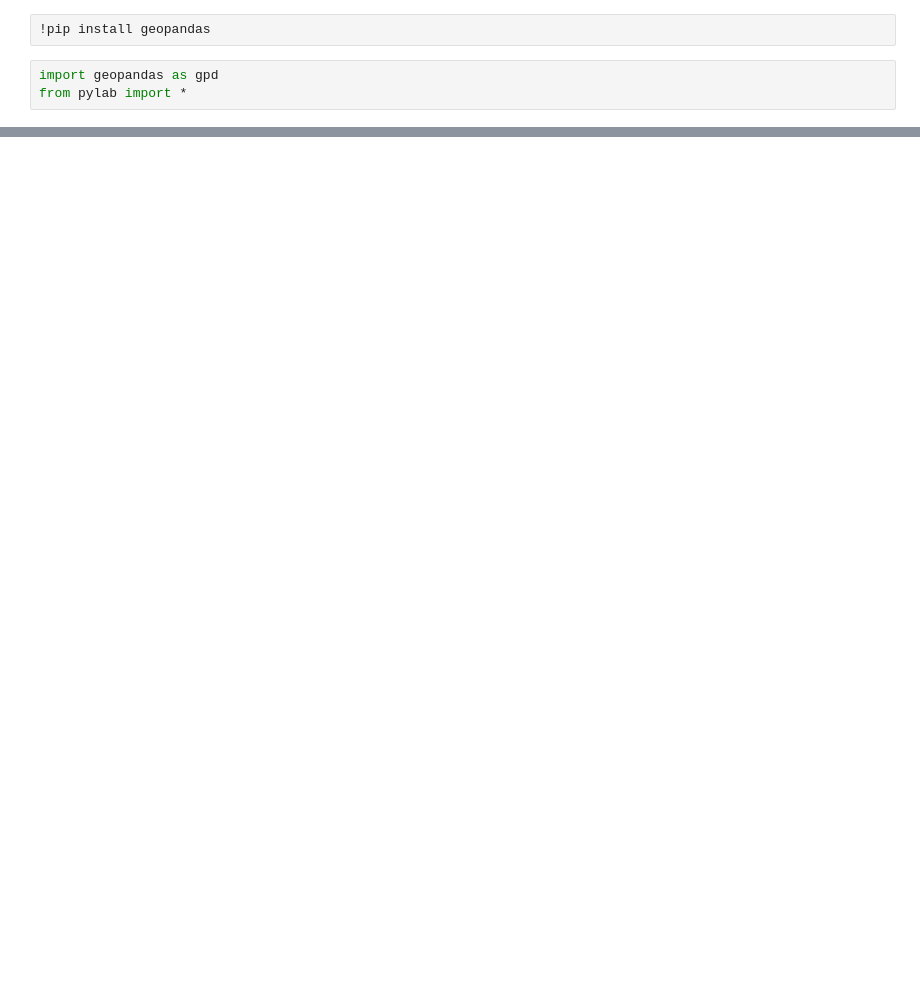
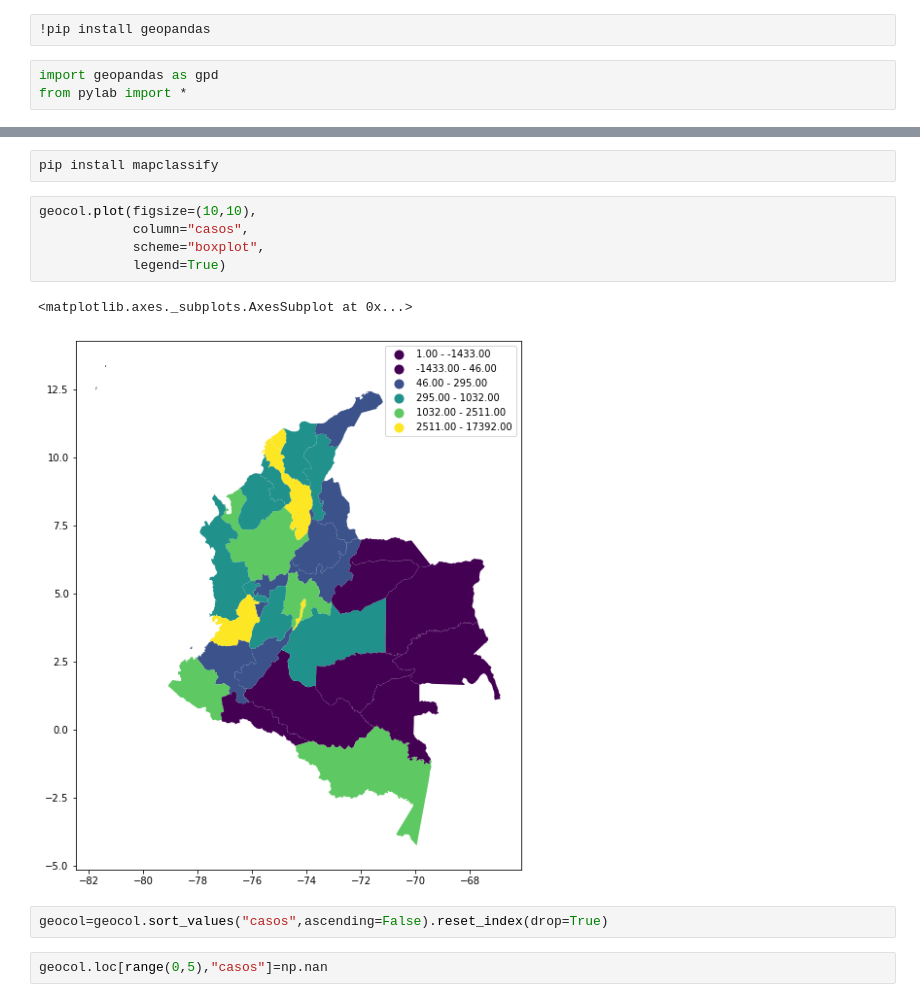
Before and after one commit to karloxkronfeld/covid19, a Jupyter notebook: mapaCovidColombia.ipynb, the cells around one changed output, grey strips where cells are left out. Drawn from its saved outputs; the diff is of its cells as text; blank space fills up the shorter version.

```diff
--- a/mapaCovidColombia.ipynb
+++ b/mapaCovidColombia.ipynb
@@ -49,0 +75,14 @@ show()
+# %%
+pip install mapclassify
+# %%
+geocol.plot(figsize=(10,10),
+            column="casos",
+            scheme="boxplot",
+            legend=True)
+# %% [output]
+<matplotlib.axes._subplots.AxesSubplot at 0x...>
+[figure, added]
+# %%
+geocol=geocol.sort_values("casos",ascending=False).reset_index(drop=True)
+# %%
+geocol.loc[range(0,5),"casos"]=np.nan
```
Also changed, not shown: parts of 10 cells of this notebook.
